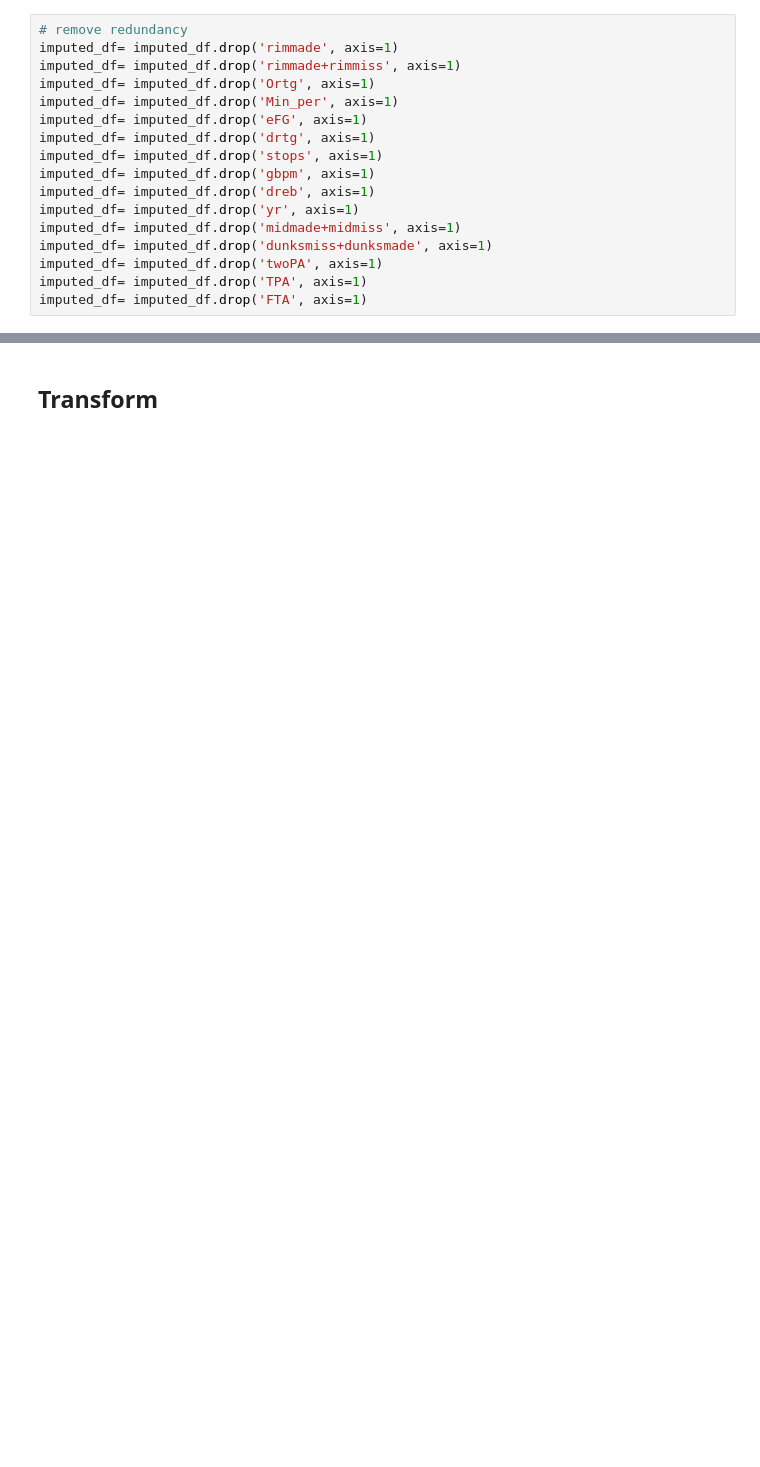
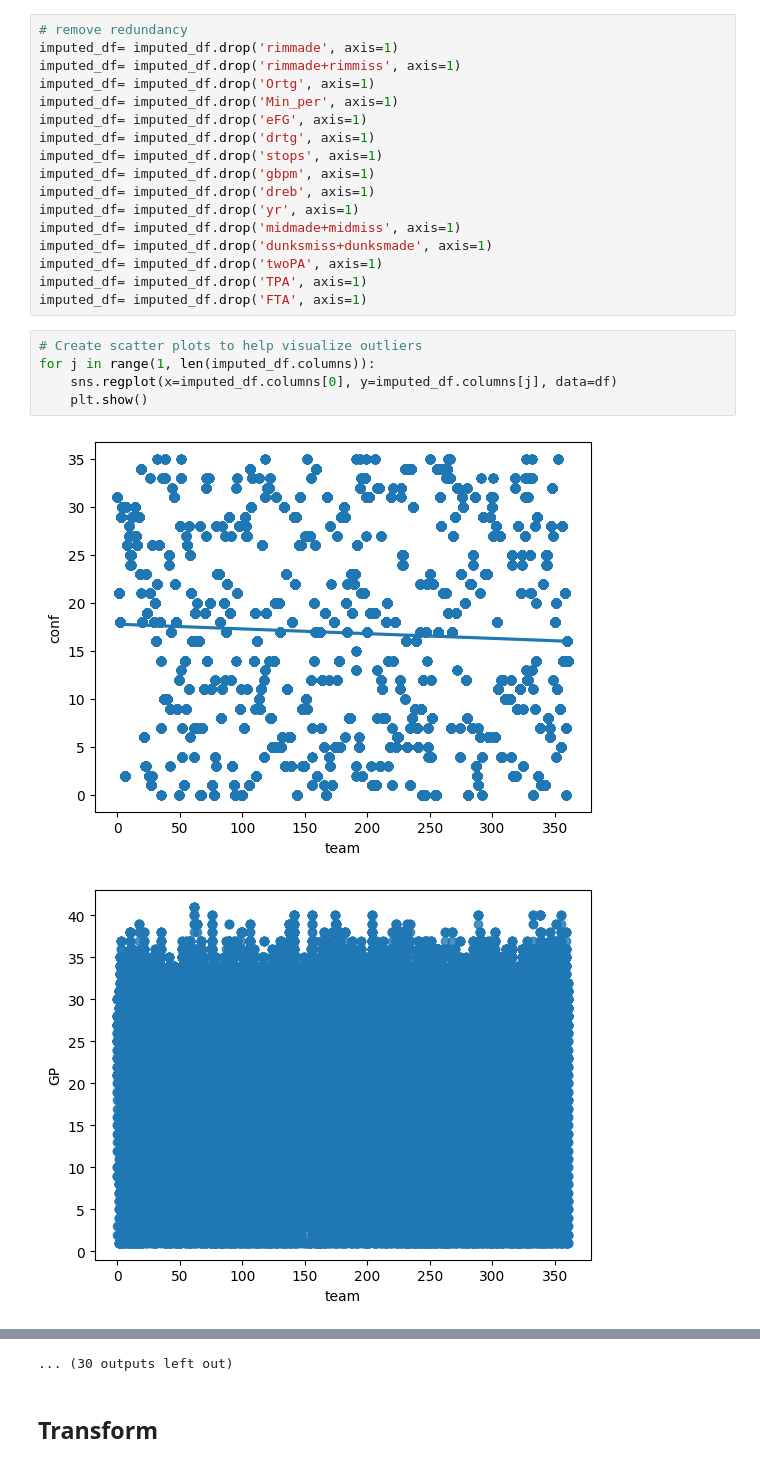
Before and after one commit to heatherMonteson/NCAA-Basketball-Player-Predictions-, a Jupyter notebook: NCAA_pediction_Model.ipynb, the cells around one changed output, grey strips where cells are left out. Drawn from its saved outputs; the diff is of its cells as text; blank space fills up the shorter version.

Commit message:
Adding scatter plots

```diff
--- a/NCAA_pediction_Model.ipynb
+++ b/NCAA_pediction_Model.ipynb
@@ -98,3 +114,11 @@ imputed_df= imputed_df.drop('dunksmiss+dunksmade', axis=1)
 imputed_df= imputed_df.drop('twoPA', axis=1)
 imputed_df= imputed_df.drop('TPA', axis=1)
 imputed_df= imputed_df.drop('FTA', axis=1)
+# %%
+# Create scatter plots to help visualize outliers
+for j in range(1, len(imputed_df.columns)):
+    sns.regplot(x=imputed_df.columns[0], y=imputed_df.columns[j], data=df)
+    plt.show()
+# %% [output]
+[figure, added]
+[figure, added]
@@ -101,2 +135,3 @@ imputed_df= imputed_df.drop('FTA', axis=1)
+... (30 outputs left out)
 # %% [markdown]
 ## Transform
```
Also changed, not shown: parts of 5 cells of this notebook, 42 other files.
